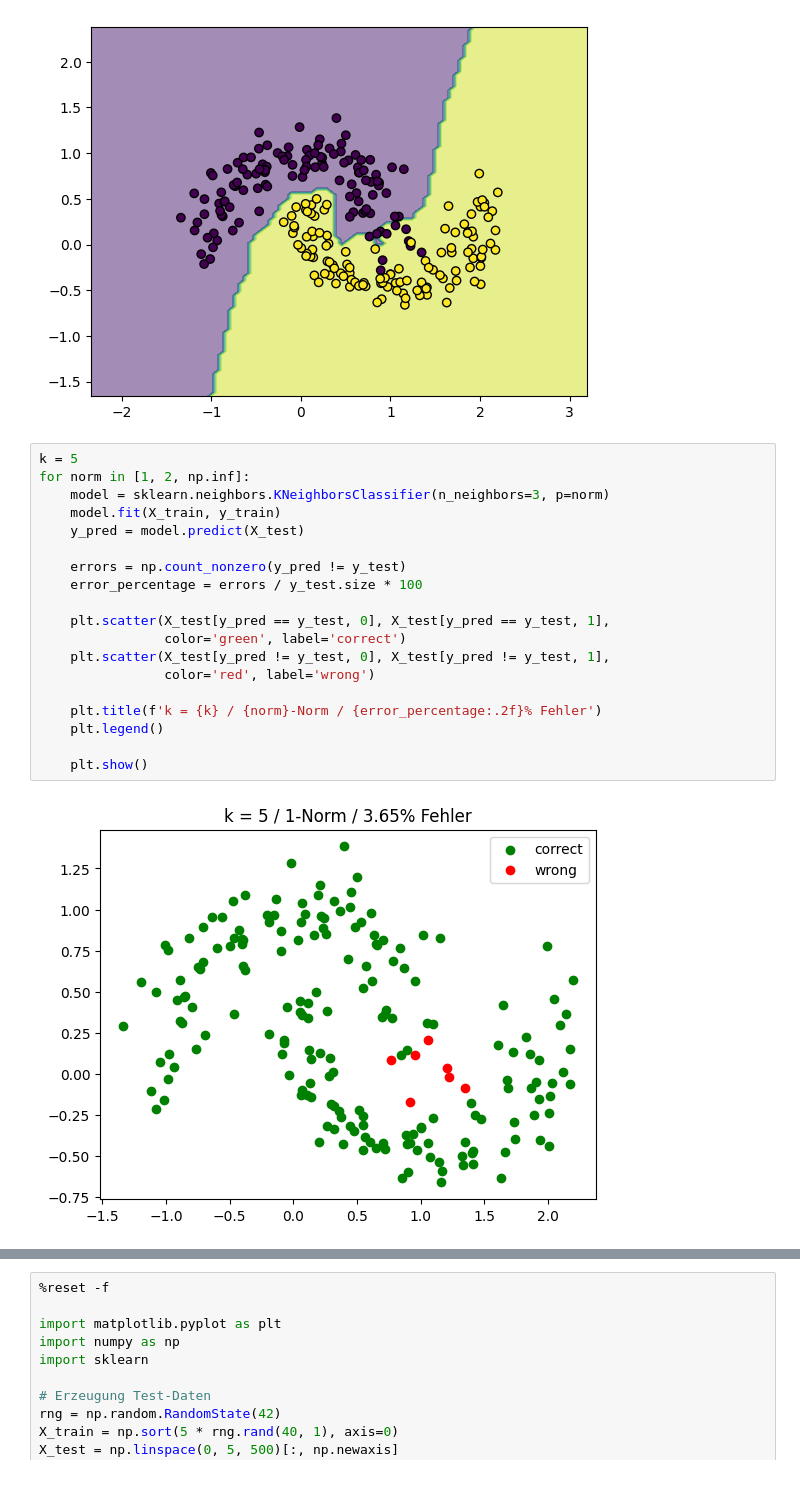
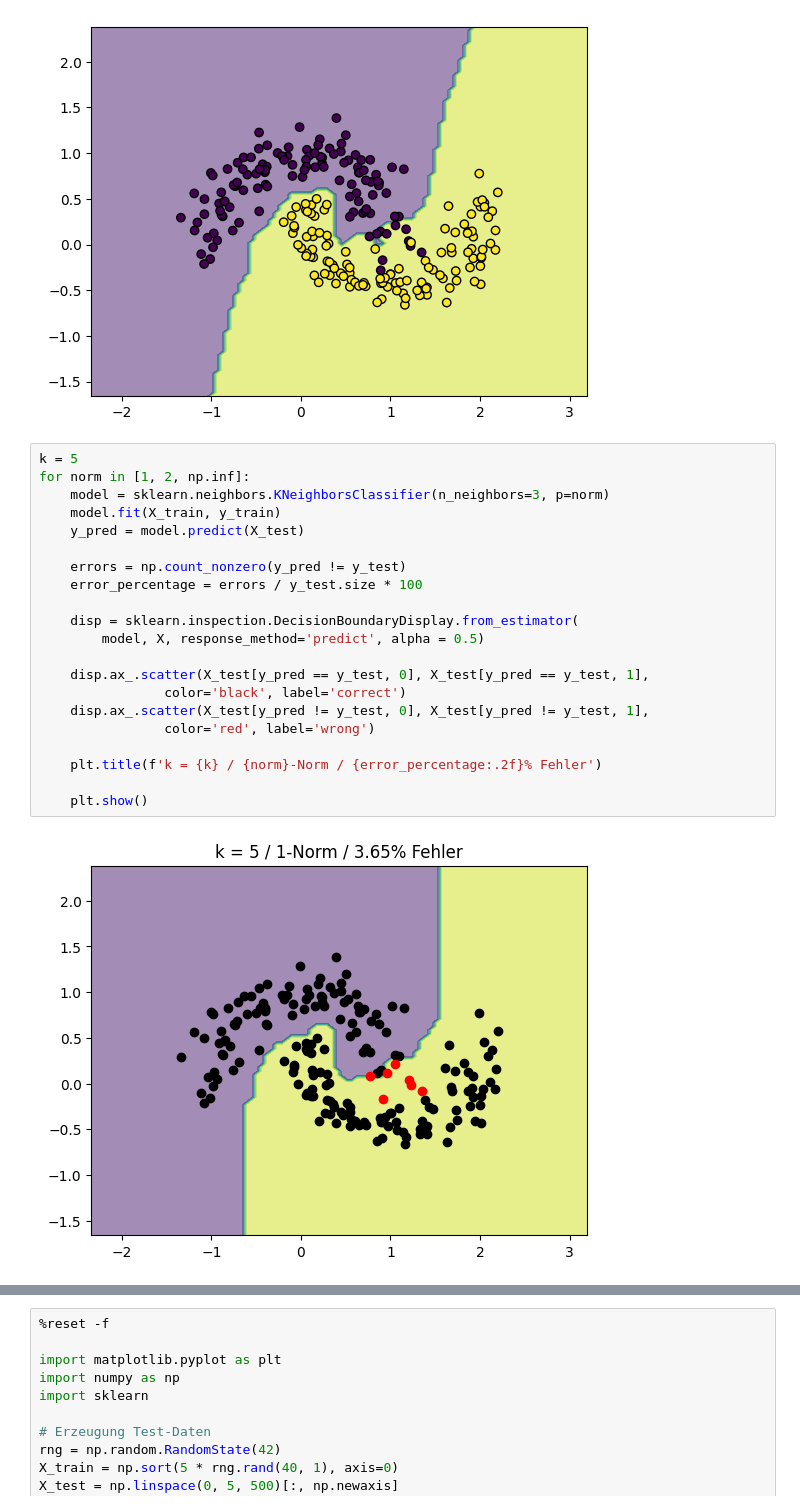
Before and after one commit to nicosrm/25-nlo, a Jupyter notebook: seminars/s02/k-nn.ipynb, the cells around one changed output, grey strips where cells are left out. Saved outputs shown, nothing was run; the diff lists cells and outputs as text.

```diff
--- a/seminars/s02/k-nn.ipynb
+++ b/seminars/s02/k-nn.ipynb
@@ -121,21 +129,23 @@ plt.show()
 # %%
 k = 5
 for norm in [1, 2, np.inf]:
     model = sklearn.neighbors.KNeighborsClassifier(n_neighbors=3, p=norm)
     model.fit(X_train, y_train)
     y_pred = model.predict(X_test)
 
     errors = np.count_nonzero(y_pred != y_test)
     error_percentage = errors / y_test.size * 100
 
-    plt.scatter(X_test[y_pred == y_test, 0], X_test[y_pred == y_test, 1],
-                color='green', label='correct')
-    plt.scatter(X_test[y_pred != y_test, 0], X_test[y_pred != y_test, 1],
+    disp = sklearn.inspection.DecisionBoundaryDisplay.from_estimator(
+        model, X, response_method='predict', alpha = 0.5)
+
+    disp.ax_.scatter(X_test[y_pred == y_test, 0], X_test[y_pred == y_test, 1],
+                color='black', label='correct')
+    disp.ax_.scatter(X_test[y_pred != y_test, 0], X_test[y_pred != y_test, 1],
                 color='red', label='wrong')
 
     plt.title(f'k = {k} / {norm}-Norm / {error_percentage:.2f}% Fehler')
-    plt.legend()
 
     plt.show()
 # %% [output]
-[figure, old version]
+[figure, new version]
```
Also changed, not shown: parts of 11 cells of this notebook, 2 other files.
